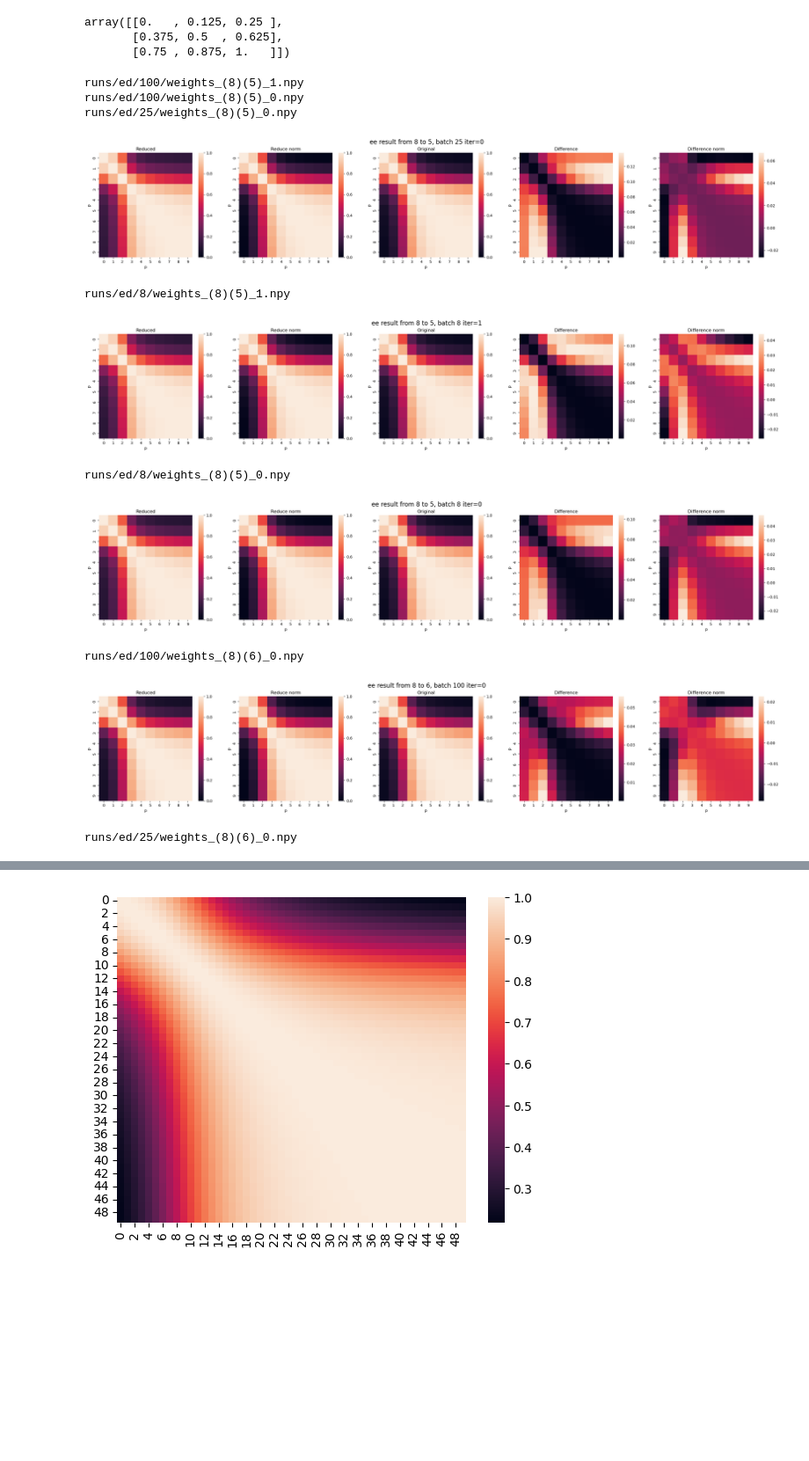
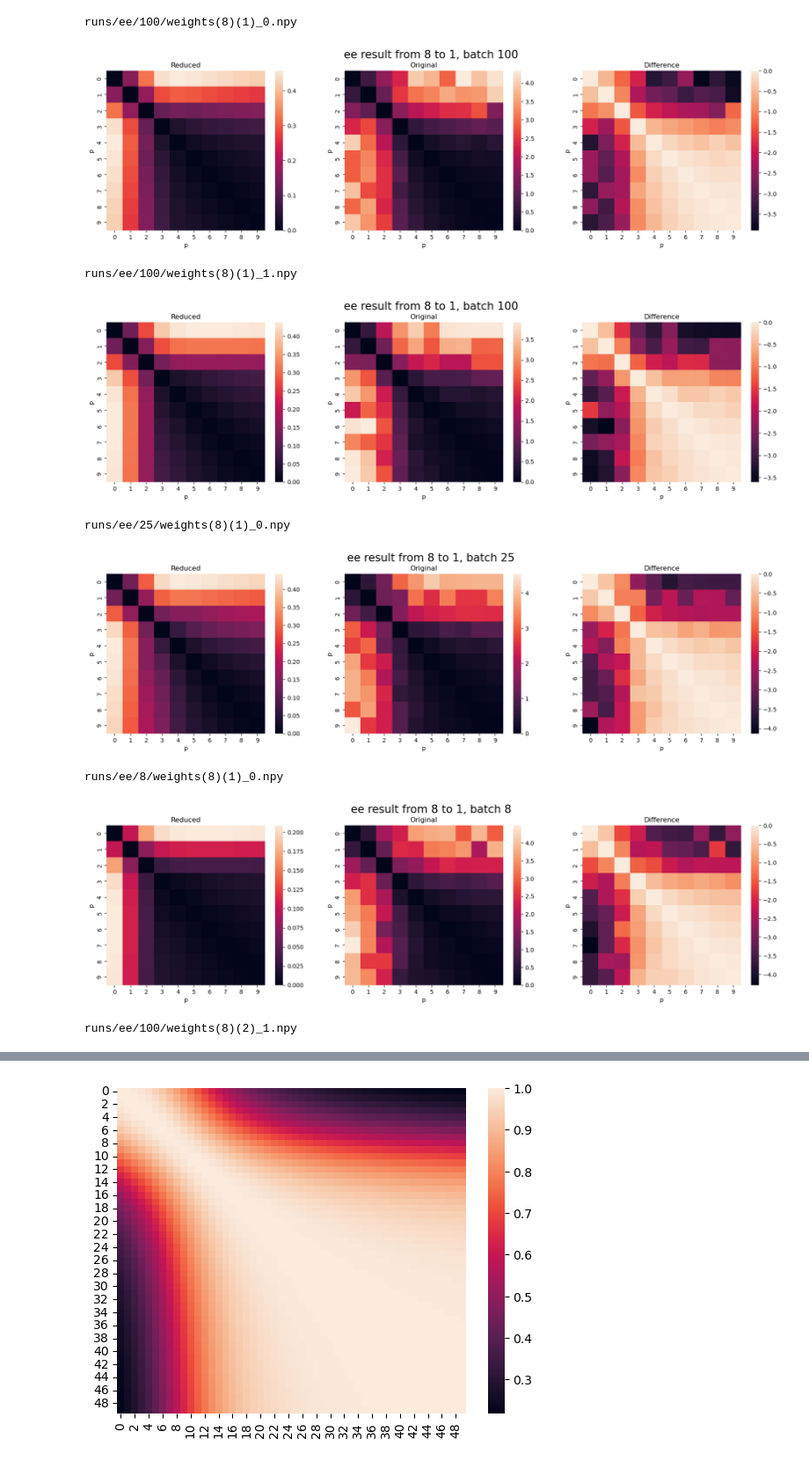
Before and after one commit to filorazi/Dim_red_SWAP, a Jupyter notebook: comparison.ipynb, the cells around one changed output, grey strips where cells are left out. Shown at 88% size. Cells and saved outputs as stored; diff of their text form; code cells hidden in the pictures; blank space fills up the shorter version.

```diff
--- a/comparison.ipynb
+++ b/comparison.ipynb
@@ -121,58 +205,52 @@ def compare_matrix_fidelity_ising(n_qubit_autoencoder,n_trash_qubit,ae,loc=9,int
-# %%
-import numpy as np
-a =np.array([[1,2,3],[4,5,6],[7,8,9]])
-(a-a.min())/(a.max()-a.min())
-# %% [output]
-array([[0.   , 0.125, 0.25 ],
-       [0.375, 0.5  , 0.625],
-       [0.75 , 0.875, 1.   ]])
 # %%
-main_folder = 'runs/ed'
-i =1
+
+main_folder = 'runs/ee'
 n_qubit_autoencoder=8
 data=get_data(n_qubit_autoencoder)
-
+from EMCost import set_global
 mid_qubits = list(range(1,8))
 for mq in mid_qubits:
-    n_trash_qubit = n_qubit_autoencoder-mq
+    n_trash_qubit=n_qubit_autoencoder-mq
+
     for batch_size in os.listdir(main_folder):
         batch_size_path = os.path.join(main_folder, batch_size)
         for file in os.listdir(batch_size_path):
             file_path= os.path.join(batch_size_path, file)
             if 'loss_train' in file:
                 mq_ver=file[15]
                 if str(mq) in mq_ver:
                     append=file[11:]
                     dvc = qml.device('default.mixed', wires=n_qubit_autoencoder, shots=None)
 
                     if 'ee' in main_folder:
                         from Cluster_ee.autoencoder8 import Axutoencoder
                         ae = Axutoencoder(n_qubit_autoencoder,n_trash_qubit,dvc)
                         path  = os.path.join(batch_size_path, f'weights{append}')
 
 
                     else:
                         from Cluster_ed.autoencoder7 import Axutoencoder
                         ae = Axutoencoder(n_qubit_autoencoder,n_trash_qubit,dvc)
                         path  = os.path.join(batch_size_path, f'weights_{append}')
                     print(path)
                     ae.set_layers(3)
                     ae.set_weights(np.load(path))
                     title=f'ee result from 8 to {mq}, batch {batch_size} iter={append[-5]}'
-                    if not os.path.isfile(f'imgs/comparison ed/{title}.png'):
-                        compare_matrix_fidelity_ising(n_qubit_autoencoder,n_trash_qubit,ae,interval=10)
-                        plt.suptitle(title, fontsize=16)
-                        plt.savefig(f'imgs/comparison ed/{title}.png')
-                        plt.show()
+                    # if not os.path.isfile(f'imgs/comparison ed/{title}.png'):
+                    #     compare_matrix_fidelity_ising(n_qubit_autoencoder,n_trash_qubit,ae,interval=25)
+                    #     plt.suptitle(title[:-6], fontsize=19)
+                    #     plt.savefig(f'imgs/comparison ed/{title}.png')
+                    #     plt.show()
+                    compare_matrix_EM_ising(n_qubit_autoencoder,n_trash_qubit,ae,interval=10)
+                    plt.suptitle(title[:-6], fontsize=19)
+                    plt.show()
 # %% [output]
-runs/ed/100/weights_(8)(5)_1.npy
-runs/ed/100/weights_(8)(5)_0.npy
-runs/ed/25/weights_(8)(5)_0.npy
+runs/ee/100/weights(8)(1)_0.npy
-[figure, old version]
+[figure, new version]
-runs/ed/8/weights_(8)(5)_1.npy
+runs/ee/100/weights(8)(1)_1.npy
-[figure, old version]
+[figure, new version]
-runs/ed/8/weights_(8)(5)_0.npy
+runs/ee/25/weights(8)(1)_0.npy
-[figure, old version]
+[figure, new version]
-runs/ed/100/weights_(8)(6)_0.npy
+runs/ee/8/weights(8)(1)_0.npy
-[figure, old version]
+[figure, new version]
-runs/ed/25/weights_(8)(6)_0.npy
+runs/ee/100/weights(8)(2)_1.npy
```
Also changed, not shown: parts of 3 cells of this notebook, 3 other files.
